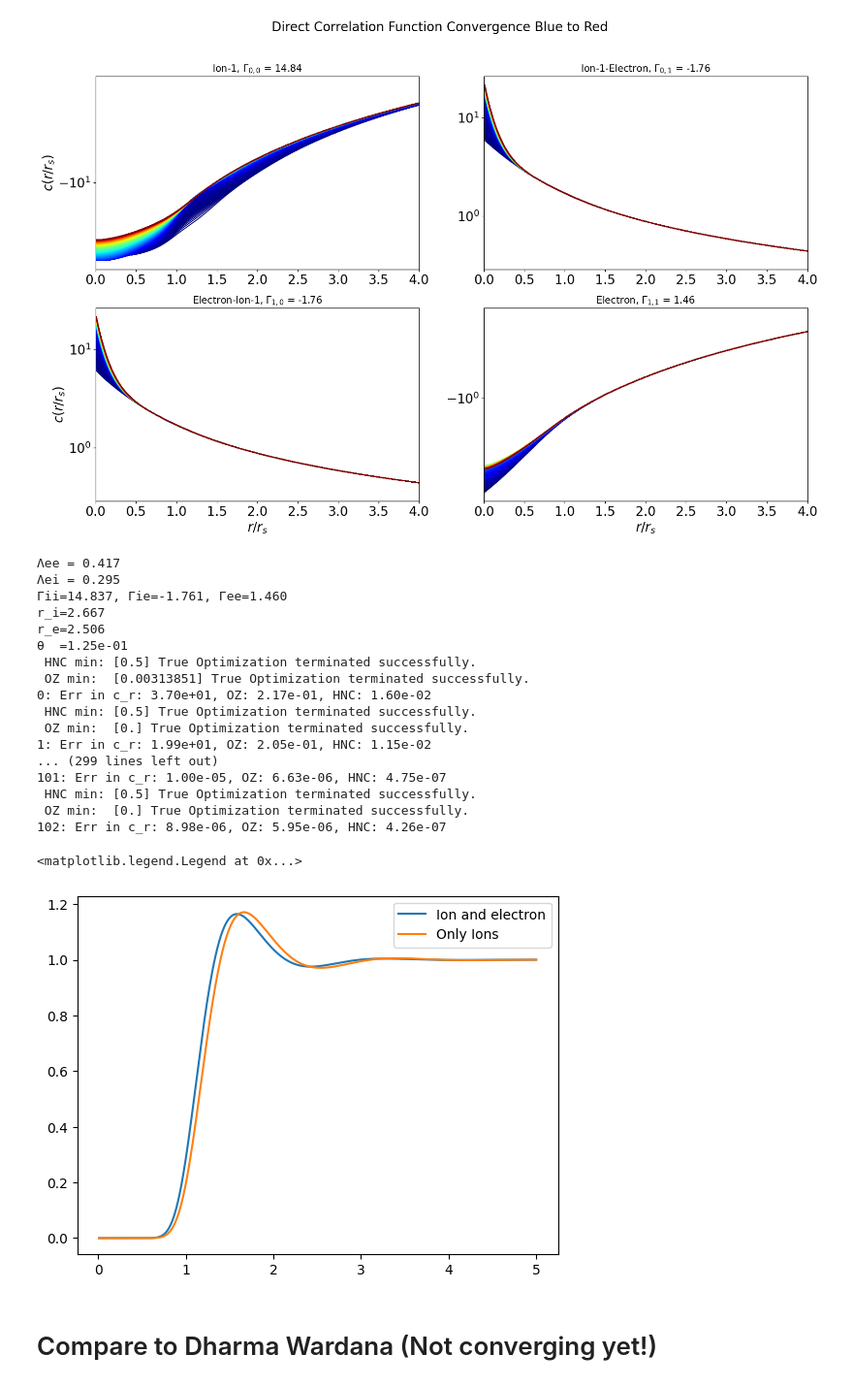
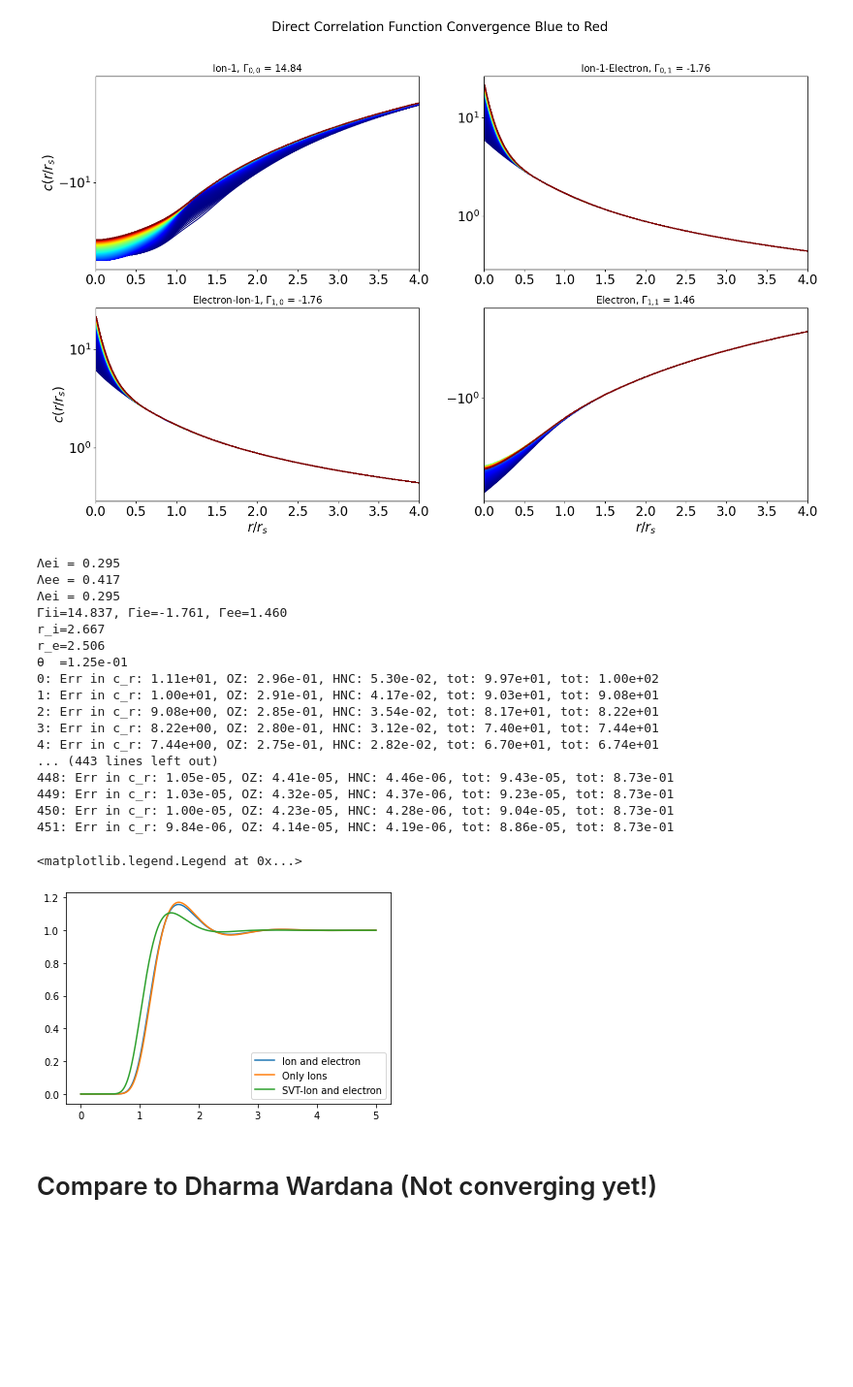
Before and after one commit to ZachAJohnson/hnc, a Jupyter notebook: QSP_HNC_Verification.ipynb, the cells around one changed output. Shown at 97% size. Cells and saved outputs as stored; diff of their text form; code cells hidden in the pictures; blank space fills up the shorter version.

```diff
--- a/QSP_HNC_Verification.ipynb
+++ b/QSP_HNC_Verification.ipynb
@@ -474,9 +523,8 @@ Te = 1*eV
 Ti   = 1*eV
 Z, A = 29,63.55
 Zstar= 1.206
-c_s_r_guess = np.zeros((2,2,N_bins))
-c_s_r_guess[0,0] = carbon_one_species.c_s_r_matrix
+# c_s_r_guess = np.zeros((2,2,N_bins))
+# c_s_r_guess[0,0] = carbon_one_species.c_s_r_matrix
 
-
-copper,_ = run_hnc(ni, Te, Z, A, Zstar ,num_iterations=1e3, method='fixed',alpha=1e-2, c_s_r_guess=c_s_r_guess)
+copper,_ = run_hnc(ni, Te, Z, A, Zstar ,num_iterations=1e3, method='fixed',alpha=1e-1)
 # %% [output]
@@ -499,0 +548,2 @@ Warning: HNC_solver did not converge within the specified number of iterations.
+# %%
+copperSVT,_ = run_hnc(ni, Te, Z, A, Zstar ,num_iterations=1e3, method='fixed',alpha=1e-1, oz_type='svt')
@@ -504,34 +572,35 @@ copper.plot_species_convergence_c(n_slices= int(len(copper.h_list)/1)  )
 [figure]
 [figure]
 # %%
-copper_one_species,_ = run_hnc_one_ion(ni, Te, Z, A, Zstar )
+copper_one_species,_ = run_hnc_one_ion(ni, Te, Z, A, Zstar ,method='fixed',alpha=0.1)
 # %% [output]
+Λei = 0.295
 Λee = 0.417
 Λei = 0.295
 Γii=14.837, Γie=-1.761, Γee=1.460
 r_i=2.667
 r_e=2.506
 θ  =1.25e-01
- HNC min: [0.5] True Optimization terminated successfully.
- OZ min:  [0.00313851] True Optimization terminated successfully.
-0: Err in c_r: 3.70e+01, OZ: 2.17e-01, HNC: 1.60e-02
- HNC min: [0.5] True Optimization terminated successfully.
- OZ min:  [0.] True Optimization terminated successfully.
-1: Err in c_r: 1.99e+01, OZ: 2.05e-01, HNC: 1.15e-02
-... (299 lines left out)
-101: Err in c_r: 1.00e-05, OZ: 6.63e-06, HNC: 4.75e-07
- HNC min: [0.5] True Optimization terminated successfully.
- OZ min:  [0.] True Optimization terminated successfully.
-102: Err in c_r: 8.98e-06, OZ: 5.95e-06, HNC: 4.26e-07
+0: Err in c_r: 1.11e+01, OZ: 2.96e-01, HNC: 5.30e-02, tot: 9.97e+01, tot: 1.00e+02
+1: Err in c_r: 1.00e+01, OZ: 2.91e-01, HNC: 4.17e-02, tot: 9.03e+01, tot: 9.08e+01
+2: Err in c_r: 9.08e+00, OZ: 2.85e-01, HNC: 3.54e-02, tot: 8.17e+01, tot: 8.22e+01
+3: Err in c_r: 8.22e+00, OZ: 2.80e-01, HNC: 3.12e-02, tot: 7.40e+01, tot: 7.44e+01
+4: Err in c_r: 7.44e+00, OZ: 2.75e-01, HNC: 2.82e-02, tot: 6.70e+01, tot: 6.74e+01
+... (443 lines left out)
+448: Err in c_r: 1.05e-05, OZ: 4.41e-05, HNC: 4.46e-06, tot: 9.43e-05, tot: 8.73e-01
+449: Err in c_r: 1.03e-05, OZ: 4.32e-05, HNC: 4.37e-06, tot: 9.23e-05, tot: 8.73e-01
+450: Err in c_r: 1.00e-05, OZ: 4.23e-05, HNC: 4.28e-06, tot: 9.04e-05, tot: 8.73e-01
+451: Err in c_r: 9.84e-06, OZ: 4.14e-05, HNC: 4.19e-06, tot: 8.86e-05, tot: 8.73e-01
 # %%
 fig, ax = plt.subplots()
 
 ax.plot(copper.r_array, copper.h_r_matrix[0,0]+1, label='Ion and electron')
 ax.plot(copper.r_array, copper_one_species.h_r_matrix[0,0]+1, label="Only Ions")
+ax.plot(copper.r_array, copperSVT.h_r_matrix[0,0]+1, label="SVT-Ion and electron")
 ax.legend()
 # %% [output]
 <matplotlib.legend.Legend at 0x...>
-[figure, old version]
+[figure, new version]
 # %% [markdown]
 # Compare to Dharma Wardana (Not converging yet!)
 # %%
```
Also changed, not shown: parts of 31 cells of this notebook, 4 other files.
